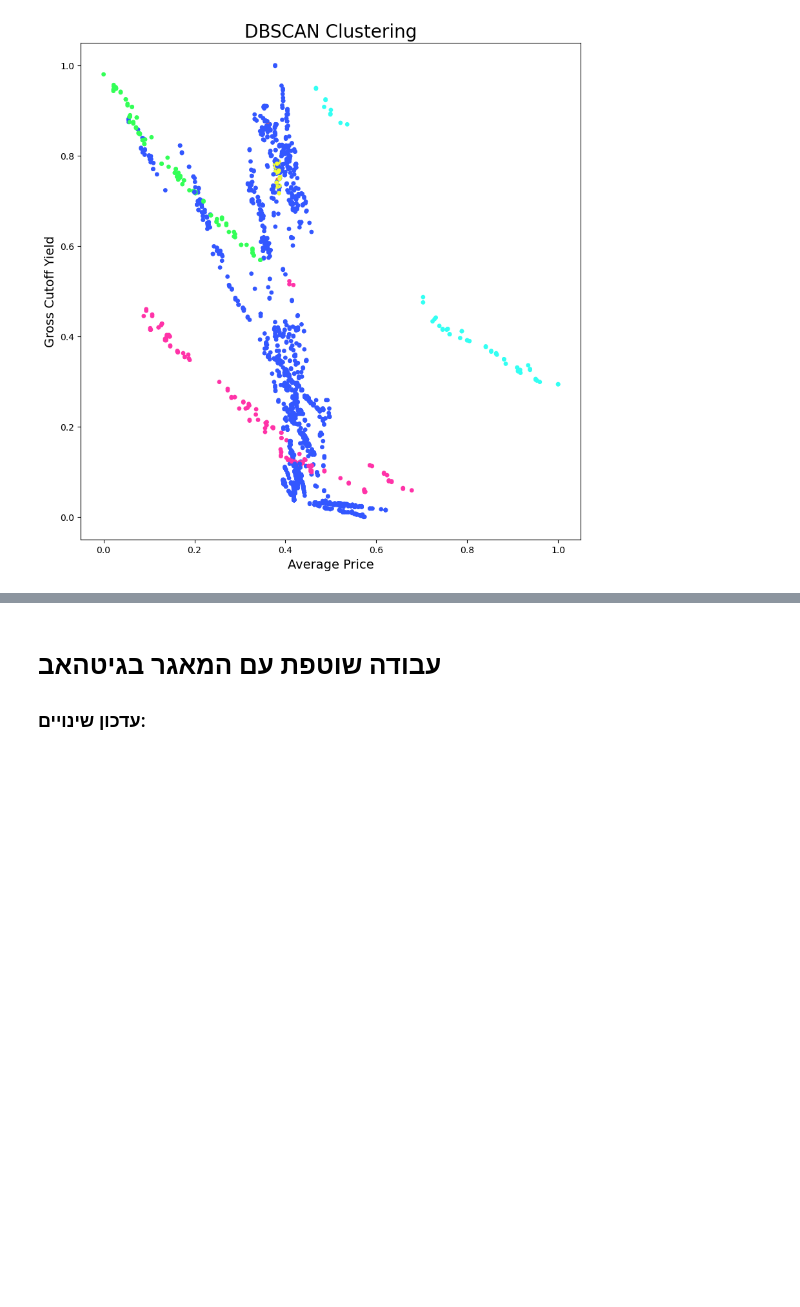
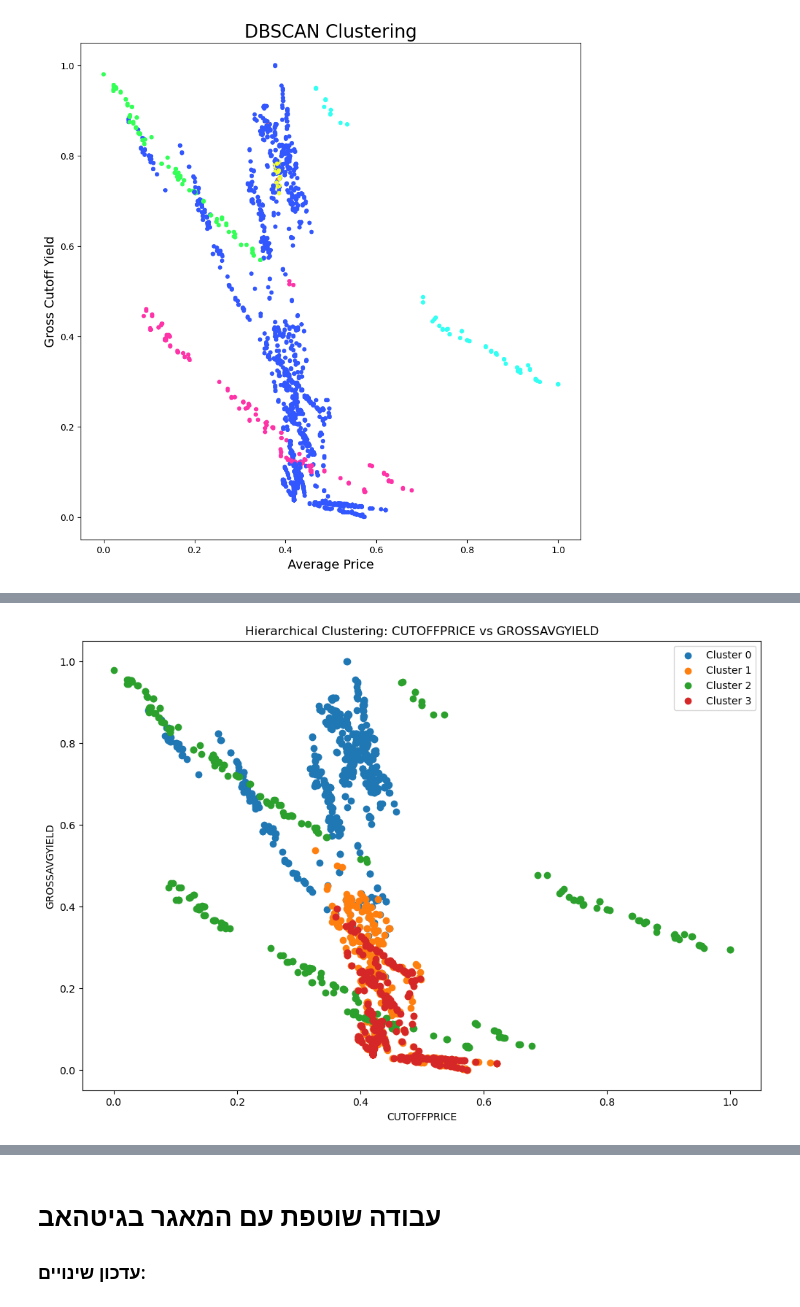
Before and after one commit to DorNatan/data-mining-project-2025, a Jupyter notebook: Data Mining Supervised & Unsupervised 2025.ipynb, the cells around one changed output, grey strips where cells are left out. Drawn from its saved outputs; the diff is of its cells as text; code cells hidden in the pictures; blank space fills up the shorter version.

```diff
--- a/Data Mining Supervised & Unsupervised 2025.ipynb
+++ b/Data Mining Supervised & Unsupervised 2025.ipynb
@@ -616,0 +612,4 @@ plt.show()
+# %%
+hierarchical_clustering(unsupervise_data_scaled, 'CUTOFFPRICE', 'GROSSAVGYIELD')
+# %% [output]
+[figure, added]
```
Also changed, not shown: parts of 18 cells of this notebook.
